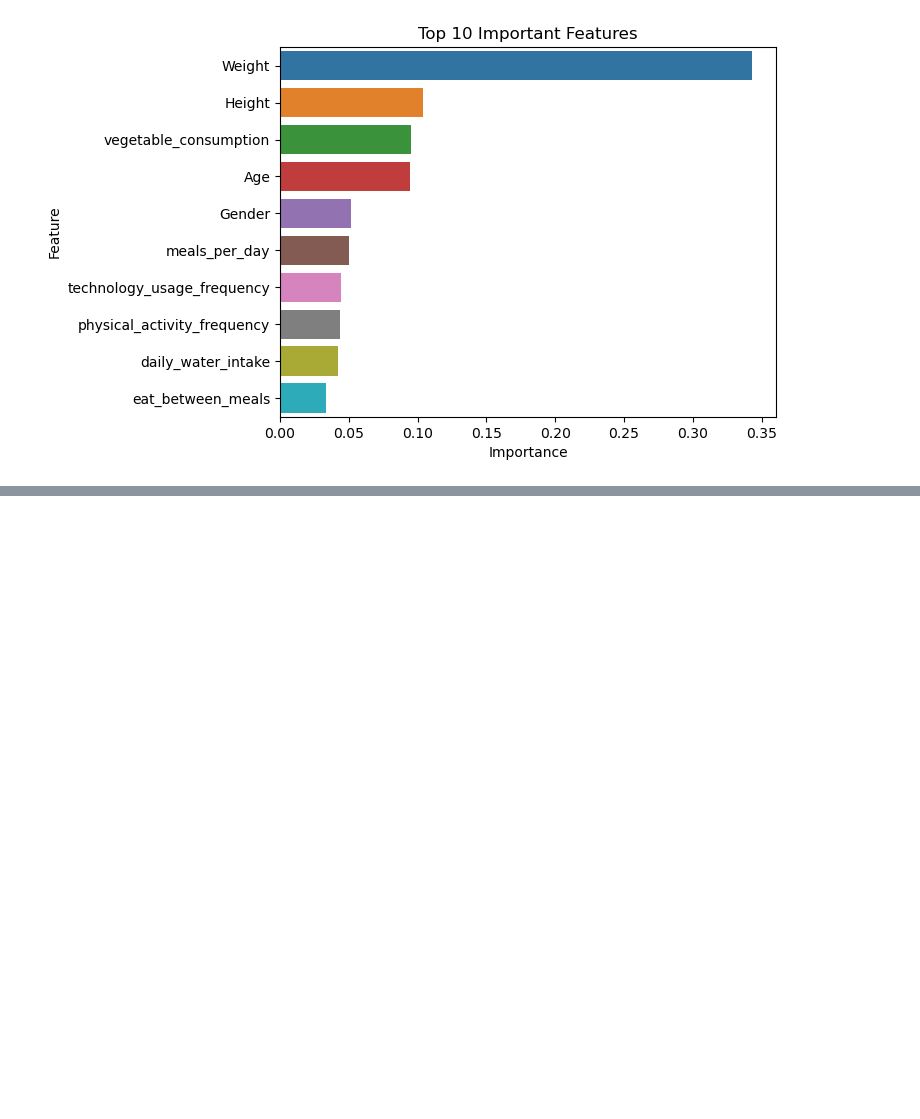
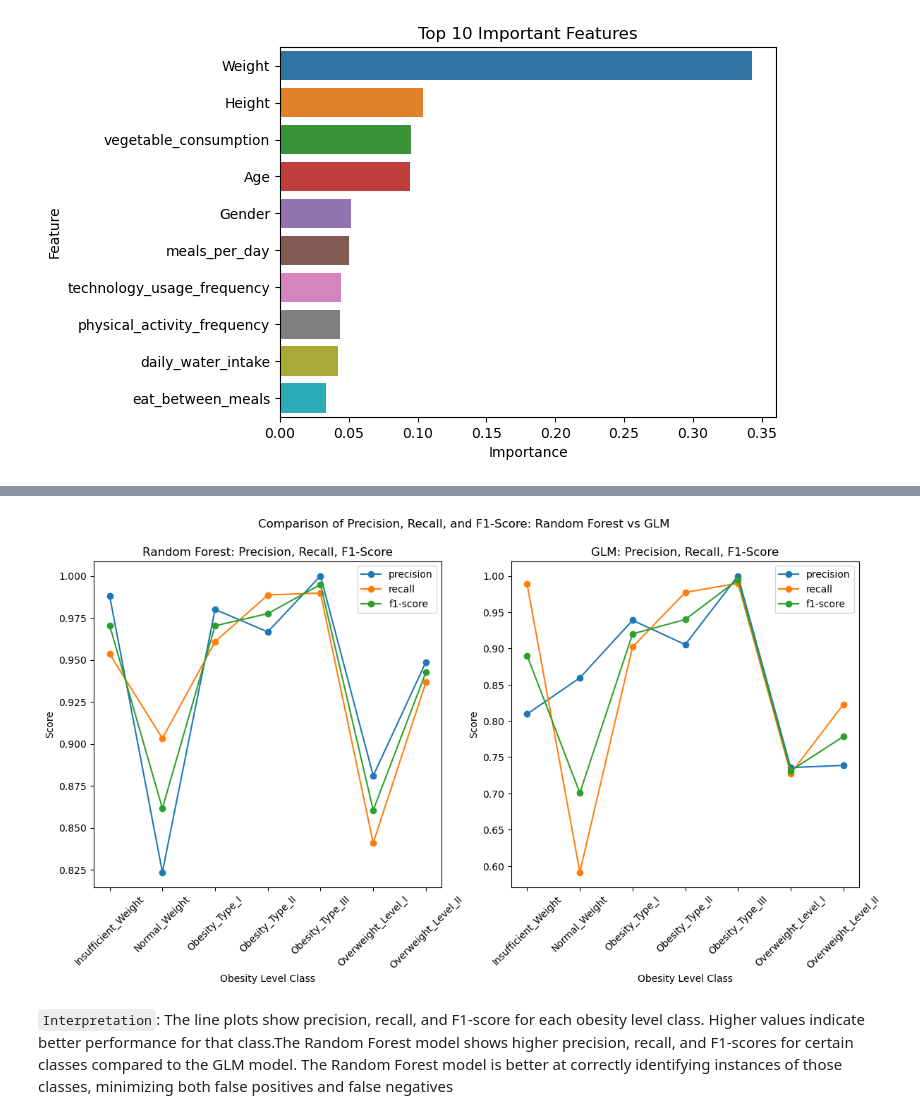
Before and after one commit to zacharyartman/aai500-group3, a Jupyter notebook: main.ipynb, the cells around one changed output, grey strips where cells are left out. Drawn from its saved outputs; the diff is of its cells as text; code cells hidden in the pictures; blank space fills up the shorter version.

```diff
--- a/main.ipynb
+++ b/main.ipynb
@@ -229,0 +254,42 @@ plt.show()
+# %%
+# Prepare data for precision, recall, and F1-score line plots
+rf_metrics = pd.DataFrame(rf_report).T
+glm_metrics = pd.DataFrame(glm_report).T
+
+# Drop the 'accuracy' rows as they are not needed for the line plot
+rf_metrics = rf_metrics.drop(['accuracy', 'macro avg', 'weighted avg'])
+glm_metrics = glm_metrics.drop(['accuracy', 'macro avg', 'weighted avg'])
+
+# Convert index to integers for proper labeling
+rf_metrics.index = rf_metrics.index.astype(int)
+glm_metrics.index = glm_metrics.index.astype(int)
+
+# Retrieve class names for obesity_level
+class_names = label_encoders['obesity_level'].classes_
+# Plotting Precision, Recall, and F1-score for each class
+fig, ax = plt.subplots(1, 2, figsize=(14, 6))
+
+# Line plot for Random Forest
+rf_metrics[['precision', 'recall', 'f1-score']].plot(kind='line', ax=ax[0], marker='o')
+ax[0].set_title('Random Forest: Precision, Recall, F1-Score')
+ax[0].set_xlabel('Obesity Level Class')
+ax[0].set_ylabel('Score')
+ax[0].set_xticks(rf_metrics.index)
+ax[0].set_xticklabels(class_names, rotation=45)
+ax[0].legend(loc='best')
+
+# Line plot for GLM
+glm_metrics[['precision', 'recall', 'f1-score']].plot(kind='line', ax=ax[1], marker='o')
+ax[1].set_title('GLM: Precision, Recall, F1-Score')
+ax[1].set_xlabel('Obesity Level Class')
+ax[1].set_ylabel('Score')
+ax[1].set_xticks(glm_metrics.index)
+ax[1].set_xticklabels(class_names, rotation=45)
+ax[1].legend(loc='best')
+
+plt.suptitle('Comparison of Precision, Recall, and F1-Score: Random Forest vs GLM')
+plt.show()
+# %% [output]
+[figure, added]
+# %% [markdown]
+`Interpretation`: The line plots show precision, recall, and F1-score for each obesity level class. Higher values indicate better performance for that class.The Random Forest model shows higher precision, recall, and F1-scores for certain classes compared to the GLM model. The Random Forest model is better at correctly identifying instances of those classes, minimizing both false positives and false negatives
```
Also changed, not shown: parts of 4 cells of this notebook.
